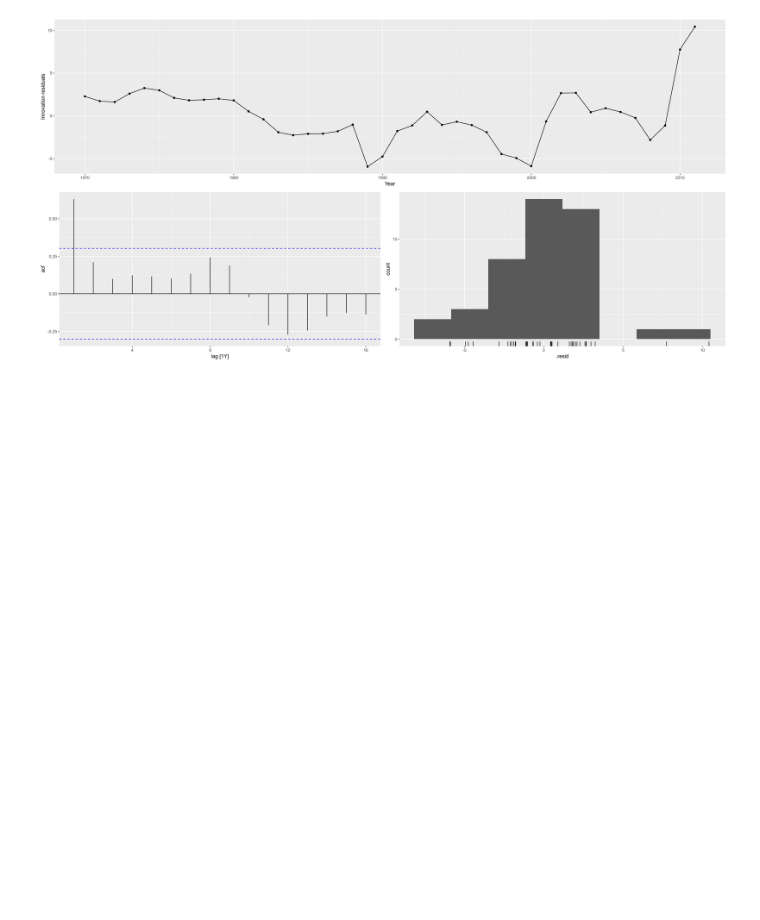
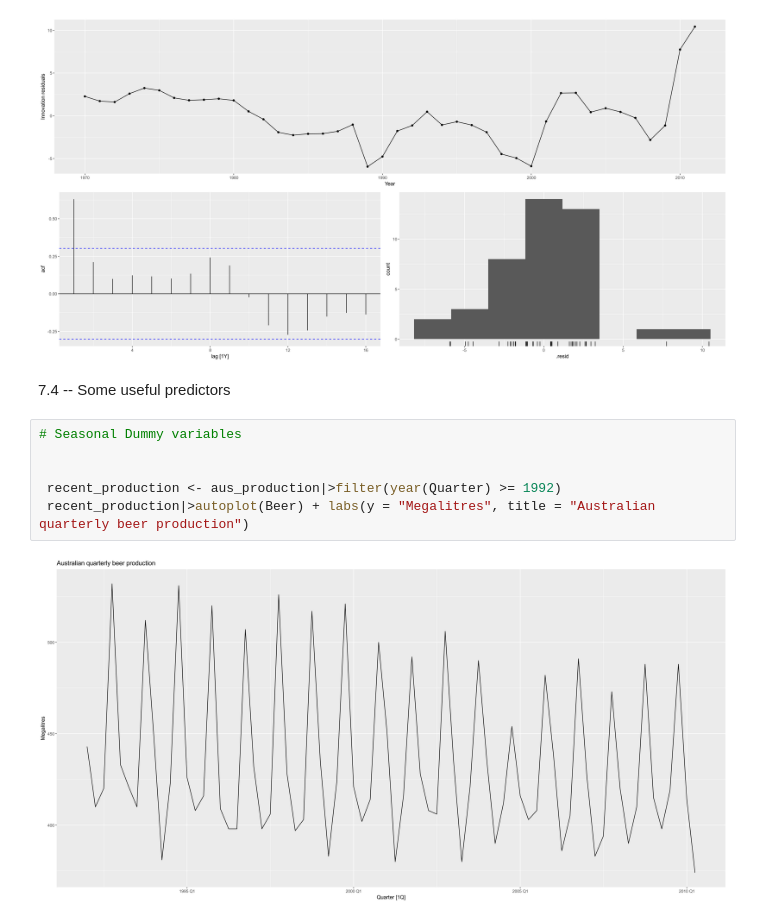
Before and after one commit to ARKA1112/Time_Series_R, a Jupyter notebook: OTEXTS_7.ipynb, the cells around one changed output. Cells and saved outputs as stored; diff of their text form; blank space fills up the shorter version.

```diff
--- a/OTEXTS_7.ipynb
+++ b/OTEXTS_7.ipynb
@@ -246,3 +246,13 @@ F-statistic: 908.1 on 1 and 40 DF, p-value: < 2.22e-16
 fit|>gg_tsresiduals()
 # %% [output]
 [figure]
+# %% [markdown]
+7.4 --  Some useful predictors
+# %%
+# Seasonal Dummy variables
+
+
+ recent_production <- aus_production|>filter(year(Quarter) >= 1992)
+ recent_production|>autoplot(Beer) + labs(y = "Megalitres", title = "Australian quarterly beer production")
+# %% [output]
+[figure, added]
```
Also changed, not shown: parts of 27 cells of this notebook.
